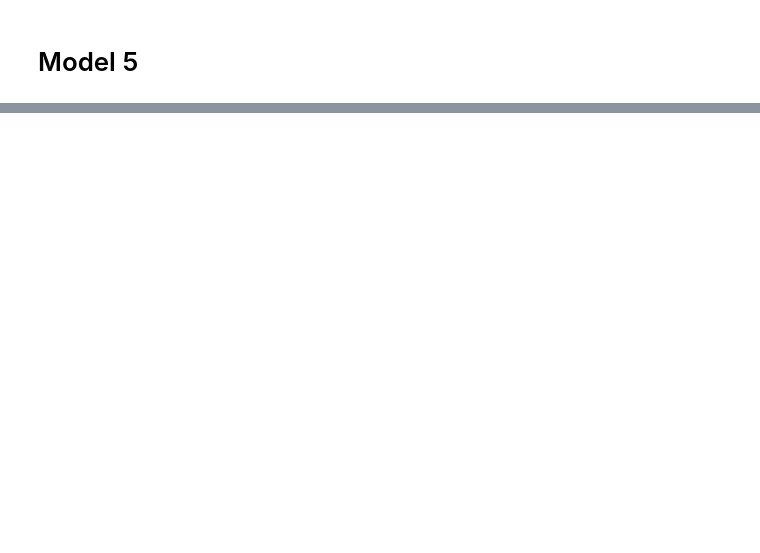
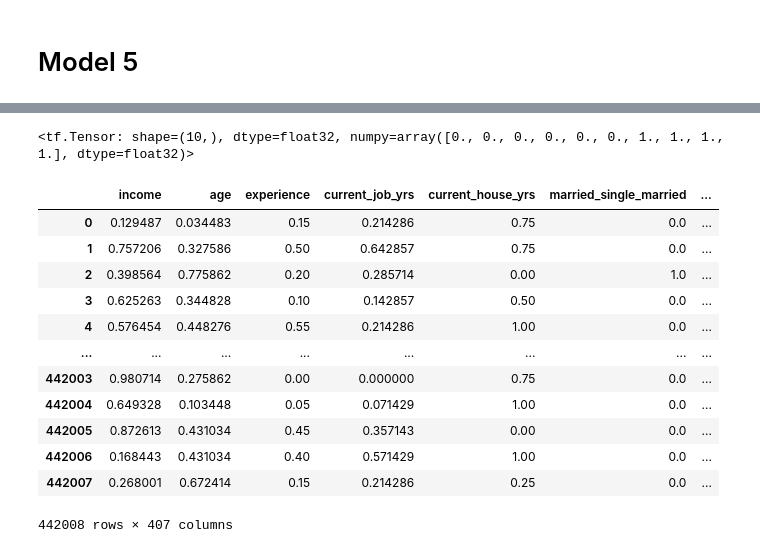
Before and after one commit to jul1998/tensorflow_projects, a Jupyter notebook: customer_prediction_tf.ipynb, the cells around one changed output, grey strips where cells are left out. Saved outputs shown, nothing was run; the diff lists cells and outputs as text; code cells hidden in the pictures; blank space fills up the shorter version.

```diff
--- a/customer_prediction_tf.ipynb
+++ b/customer_prediction_tf.ipynb
@@ -422,3 +445,15 @@ plt.show()
 from imblearn.over_sampling import RandomOverSampler
 sm=RandomOverSampler()
 X,y=sm.fit_resample(X,y)
+# %%
+import matplotlib.pyplot as plt
+import seaborn as sns
+y = pd.Series(y)
+value_counts = y.value_counts()
+plt.bar(value_counts.index, value_counts.values)
+plt.xlabel('Classes')
+plt.ylabel('Count')
+plt.title('Distribution of Resampled "y" Data')
+
+# Display the plot
+plt.show()
@@ -590,0 +698,21 @@ train_df.head()
+# %%
+model_5_preds = tf.squeeze(tf.round(model_5_preds_probs))
+model_5_preds[:10]
+# %% [output]
+<tf.Tensor: shape=(10,), dtype=float32, numpy=array([0., 0., 0., 0., 0., 0., 1., 1., 1., 1.], dtype=float32)>
+# %%
+X_train
+# %% [output]
+|  | income | age | experience | current_job_yrs | current_house_yrs | married_single_married | ... |
+| 0 | 0.129487 | 0.034483 | 0.15 | 0.214286 | 0.75 | 0.0 | ... |
+| 1 | 0.757206 | 0.327586 | 0.50 | 0.642857 | 0.75 | 0.0 | ... |
+| 2 | 0.398564 | 0.775862 | 0.20 | 0.285714 | 0.00 | 1.0 | ... |
+| 3 | 0.625263 | 0.344828 | 0.10 | 0.142857 | 0.50 | 0.0 | ... |
+| 4 | 0.576454 | 0.448276 | 0.55 | 0.214286 | 1.00 | 0.0 | ... |
+| ... | ... | ... | ... | ... | ... | ... | ... |
+| 442003 | 0.980714 | 0.275862 | 0.00 | 0.000000 | 0.75 | 0.0 | ... |
+| 442004 | 0.649328 | 0.103448 | 0.05 | 0.071429 | 1.00 | 0.0 | ... |
+| 442005 | 0.872613 | 0.431034 | 0.45 | 0.357143 | 0.00 | 0.0 | ... |
+| 442006 | 0.168443 | 0.431034 | 0.40 | 0.571429 | 1.00 | 0.0 | ... |
+| 442007 | 0.268001 | 0.672414 | 0.15 | 0.214286 | 0.25 | 0.0 | ... |
+442008 rows × 407 columns
```
Also changed, not shown: parts of 35 cells of this notebook, 1 other file.
